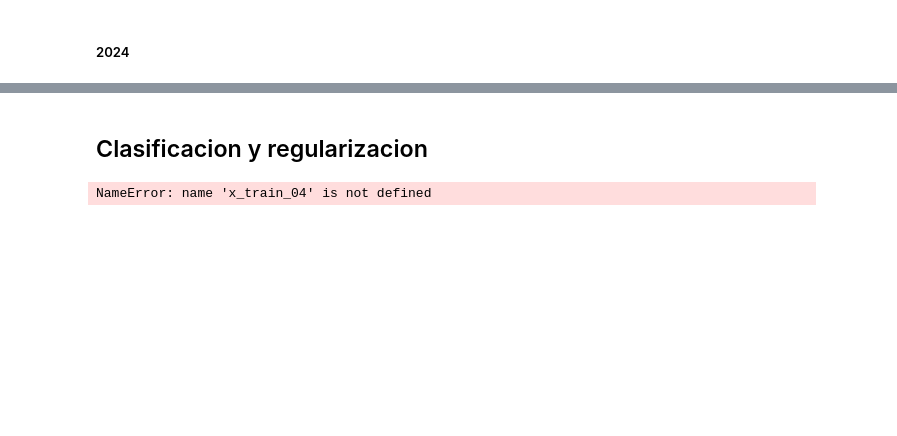
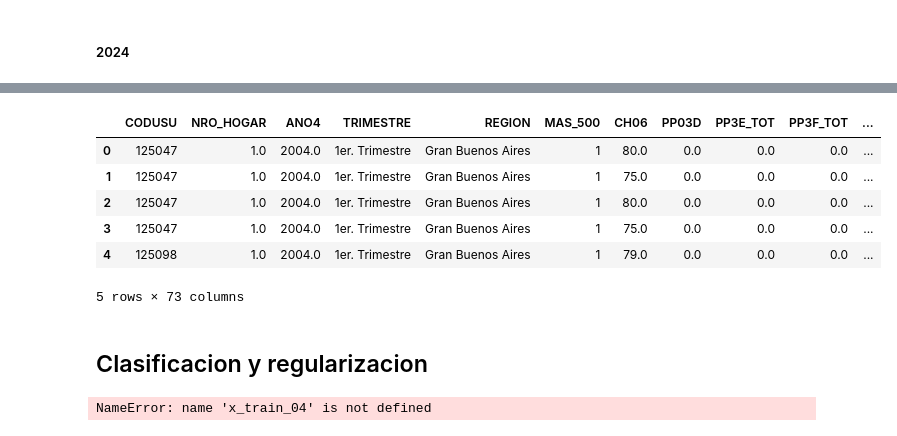
Before and after one commit to maggiecobb/CC408-T1-5, a Jupyter notebook: TP 4/TP 4.ipynb, the cells around one changed output, grey strips where cells are left out. Drawn from its saved outputs; the diff is of its cells as text; code cells hidden in the pictures; blank space fills up the shorter version.

```diff
--- a/TP 4/TP 4.ipynb
+++ b/TP 4/TP 4.ipynb
@@ -397,3 +493,13 @@ for item in numericas:
+# %%
+combined_04_cat.head()
+# %% [output]
+|  | CODUSU | NRO_HOGAR | ANO4 | TRIMESTRE | REGION | MAS_500 | CH06 | PP03D | PP3E_TOT | PP3F_TOT | ... |
+| 0 | 125047 | 1.0 | 2004.0 | 1er. Trimestre | Gran Buenos Aires | 1 | 80.0 | 0.0 | 0.0 | 0.0 | ... |
+| 1 | 125047 | 1.0 | 2004.0 | 1er. Trimestre | Gran Buenos Aires | 1 | 75.0 | 0.0 | 0.0 | 0.0 | ... |
+| 2 | 125047 | 1.0 | 2004.0 | 1er. Trimestre | Gran Buenos Aires | 1 | 80.0 | 0.0 | 0.0 | 0.0 | ... |
+| 3 | 125047 | 1.0 | 2004.0 | 1er. Trimestre | Gran Buenos Aires | 1 | 75.0 | 0.0 | 0.0 | 0.0 | ... |
+| 4 | 125098 | 1.0 | 2004.0 | 1er. Trimestre | Gran Buenos Aires | 1 | 79.0 | 0.0 | 0.0 | 0.0 | ... |
+5 rows × 73 columns
 # %% [markdown]
 ## Clasificacion y regularizacion
 # %%
```
Also changed, not shown: parts of 14 cells of this notebook.
